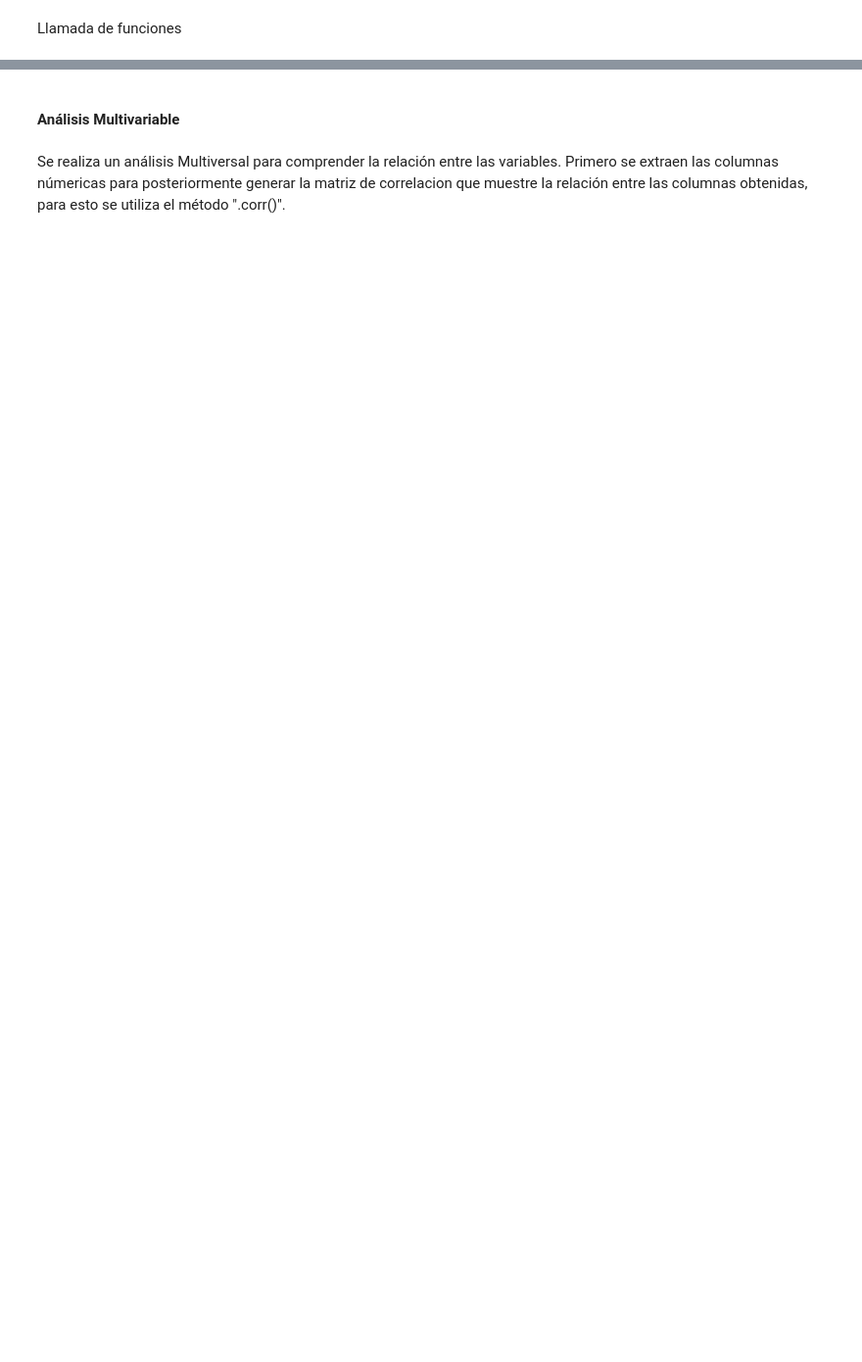
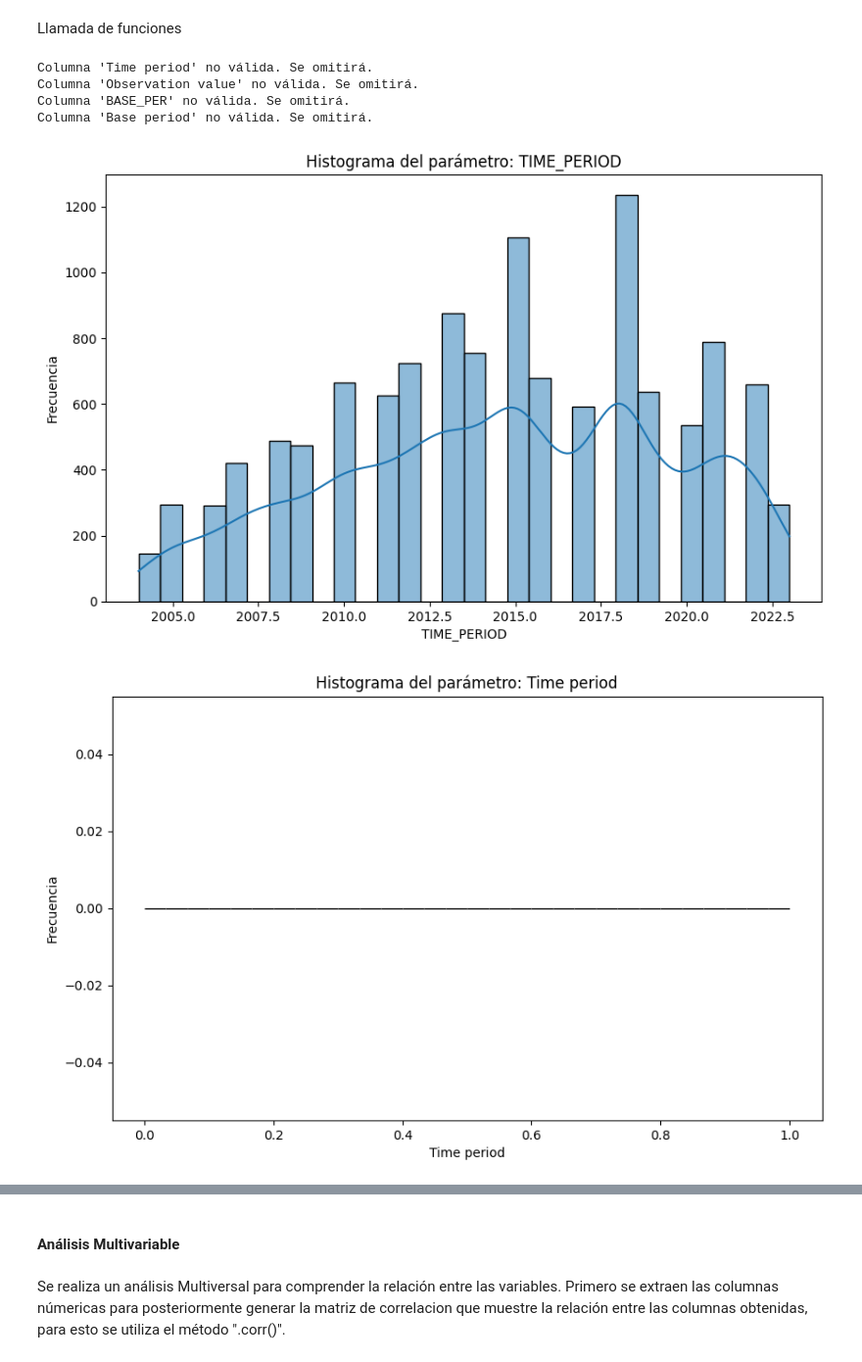
Before and after one commit to calerovillalobos10/Analisis_DatsetOriginal, a Jupyter notebook: Proyecto_PF_3347.ipynb, the cells around one changed output, grey strips where cells are left out. Shown at 98% size. Drawn from its saved outputs; the diff is of its cells as text; code cells hidden in the pictures; blank space fills up the shorter version.

Commit message:
Agrega validaciones para lista de columnas numéricas

```diff
--- a/Proyecto_PF_3347.ipynb
+++ b/Proyecto_PF_3347.ipynb
@@ -101,5 +121,5 @@ def fetch_data(max_retries=1):
 # %% [markdown]
 Se crea un DataFrame con los datos recuperados del método fetch, con el fin de imprimir las primeras instancias e identificar cómo está formado y cuáles serán los posibles datos que tendrá cada columna
 # %%
-df_original = pd.read_csv(csv_data)
+df_original = pd.read_csv(all_data)
 df_original.head(10)
@@ -140,7 +205,7 @@ col_descartadas = [] # se inicializa un array para capturar las columnas que se
 
 # Se identifican cuántos subniveles tiene cada columna
 for col in cols_cat:
-  print(f'Columna {col}: {df_benefits_cost_sharing[col].nunique()} subniveles o distintos.')
+  print(f'Columna {col}: {df_original[col].nunique()} subniveles o distintos.')
 
-  if(df_benefits_cost_sharing[col].nunique() <= 1):
+  if(df_original[col].nunique() <= 1):
     col_descartadas.append(col)
@@ -222,5 +305,5 @@ plt.show()
 # %% [markdown]
 Se crean variables con las columnas numéricas del dataframe, y las categóricas
 # %%
-cols_num = df.select_dtypes(include=['number']).columns
+cols_num = df_original.select_dtypes(include=['number']).columns
 cols_cat = []
@@ -227,7 +312,29 @@ cols_cat = []
+# %%
+def validate_numeric_columns(df, cols_num):
+  valid_cols = []
+  for col in cols_num:
+    if col in df.columns and pd.api.types.is_numeric_dtype(df[col]) and df[col].notnull().any():
+      valid_cols.append(col)
+    else:
+      print(f"Columna '{col}' no válida. Se omitirá.")
+
+  if not valid_cols:
+    print("No hay columnas numéricas válidas para graficar.")
+
+  return valid_cols
 # %% [markdown]
 Llamada de funciones
 # %%
+valid_columns = validate_numeric_columns(df_original, cols_num)
+
 plot_histograms(df_original) # Llamada a la función que crea los histogramas
-plot_boxplots(df_original, cols_num) # Llamada a la función que crea los gráficos de caja
-plot_categories(df_original, cols_cat) # Llamada a la función que crea los gráficos de barras para detectar visualmente si hay categorías diferentes
-print_min_max_values(df_original, cols_num) # Llama a la función que imprime el mínimo y el máximo de cada columna numérica
+plot_boxplots(df_original, valid_columns) # Llamada a la función que crea los gráficos de caja
+#plot_categories(df_original, cols_cat) # Llamada a la función que crea los gráficos de barras para detectar visualmente si hay categorías diferentes
+print_min_max_values(df_original, valid_columns) # Llama a la función que imprime el mínimo y el máximo de cada columna numérica
+# %% [output]
+Columna 'Time period' no válida. Se omitirá.
+Columna 'Observation value' no válida. Se omitirá.
+Columna 'BASE_PER' no válida. Se omitirá.
+Columna 'Base period' no válida. Se omitirá.
+[figure, added]
+[figure, added]
```
Also changed, not shown: parts of 20 cells of this notebook.
